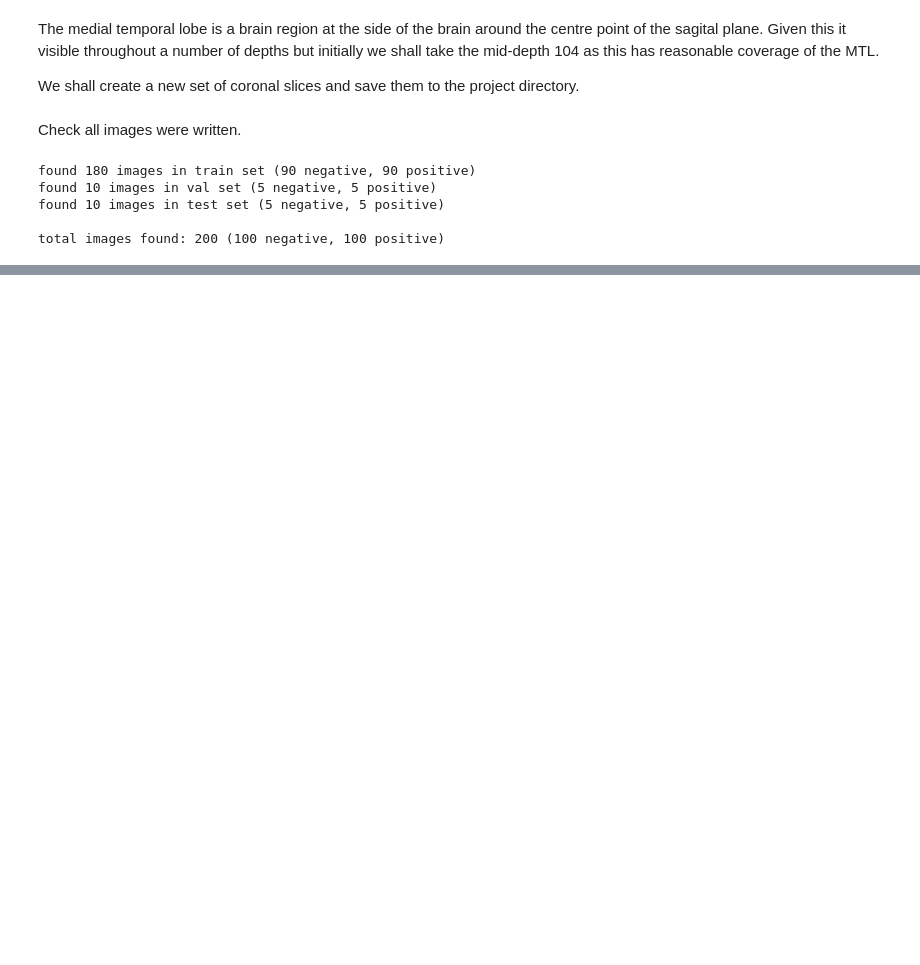
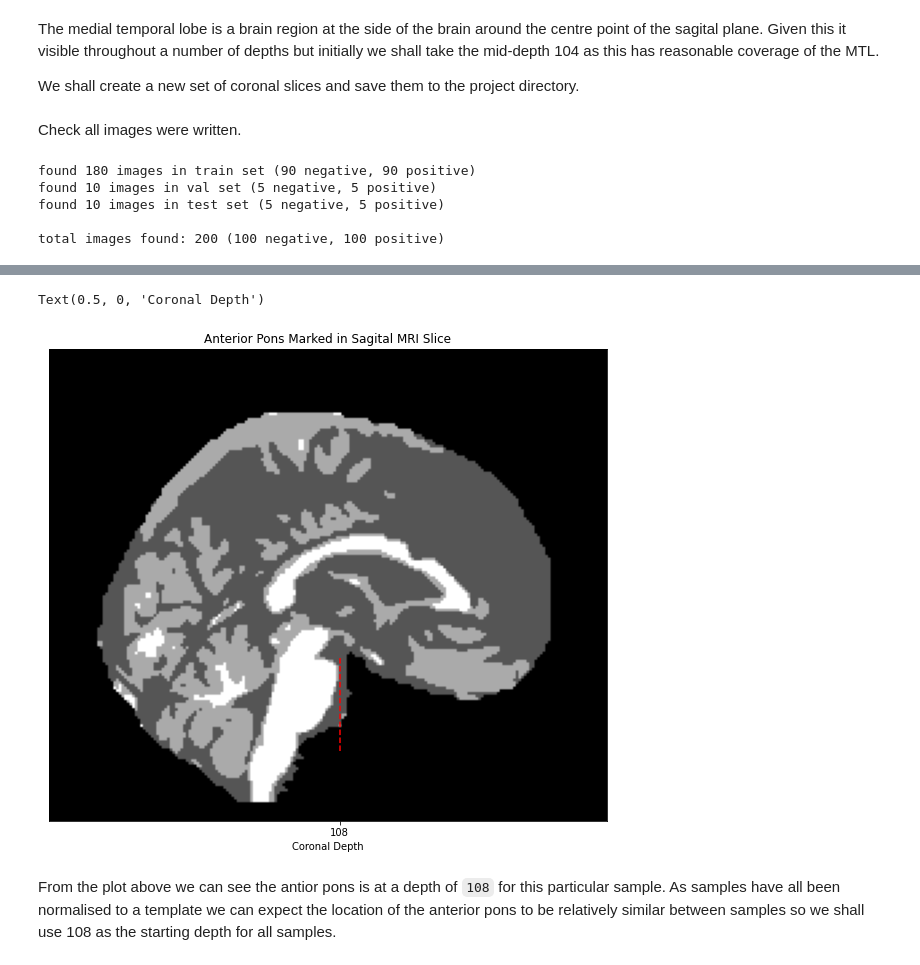
Before and after one commit to kaihulme/ad-gan, a Jupyter notebook: notebooks/data_handling_oasis.ipynb, the cells around one changed output, grey strips where cells are left out. Saved outputs shown, nothing was run; the diff lists cells and outputs as text; code cells hidden in the pictures; blank space fills up the shorter version.

```diff
--- a/notebooks/data_handling_oasis.ipynb
+++ b/notebooks/data_handling_oasis.ipynb
@@ -380,0 +389,16 @@ total images found: 200 (100 negative, 100 positive)
+# %%
+img = volume[volume.shape[0] // 2, :, :]
+apons_depth = 108
+
+plt.figure(figsize=(10,10))
+plt.imshow(np.rot90(img), cmap="gray")
+plt.title("Anterior Pons Marked in Sagital MRI Slice")
+plt.plot((apons_depth, apons_depth), (115, 150), c="r", linestyle="dashed")
+plt.xticks([apons_depth])
+plt.yticks([])
+plt.xlabel("Coronal Depth")
+# %% [output]
+Text(0.5, 0, 'Coronal Depth')
+[figure, added]
+# %% [markdown]
+From the plot above we can see the antior pons is at a depth of `108` for this particular sample. As samples have all been normalised to a template we can expect the location of the anterior pons to be relatively similar between samples so we shall use 108 as the starting depth for all samples.
```
Also changed, not shown: parts of 4 cells of this notebook, 2 other files.
